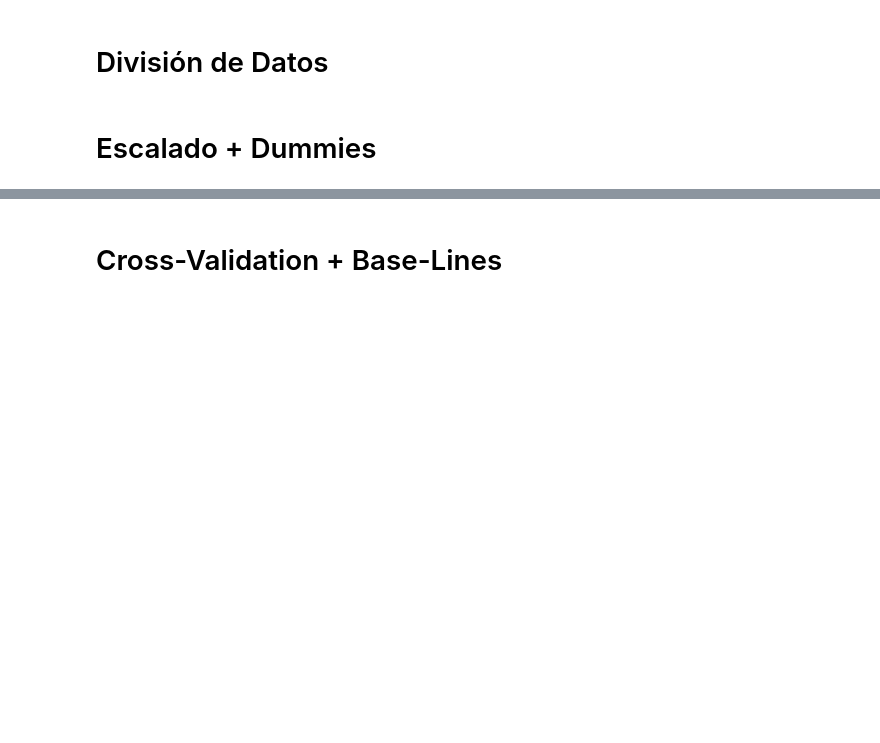
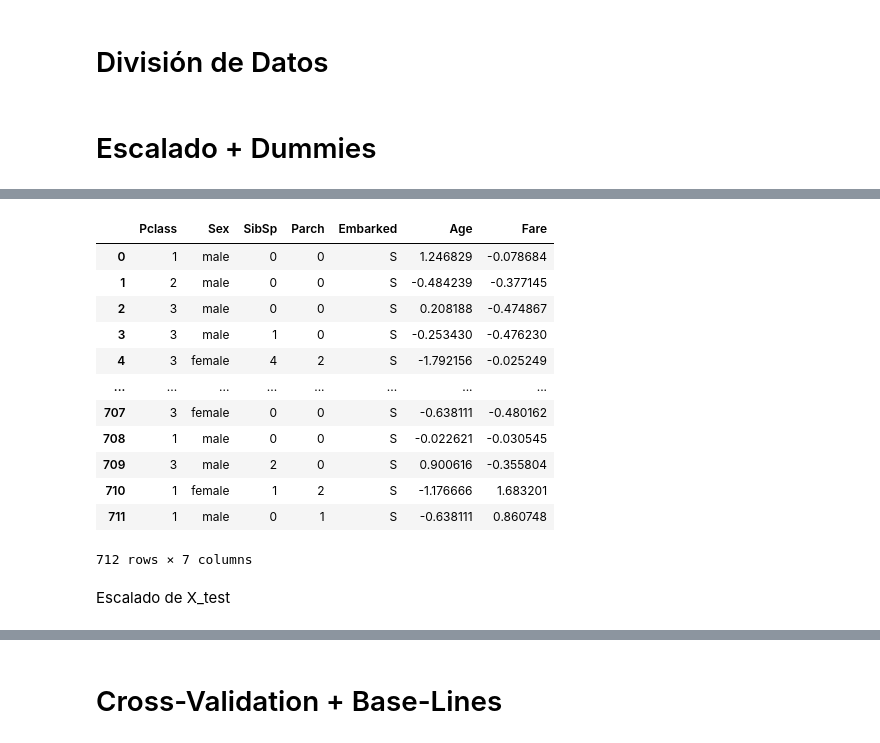
Before and after one commit to mariaortizz/DS_PT_09_2023, a Jupyter notebook: Machine_Learning/1-Supervisado/4-Ejercicio/Titanic.ipynb, the cells around one changed output, grey strips where cells are left out. Cells and saved outputs as stored; diff of their text form; code cells hidden in the pictures; blank space fills up the shorter version.

```diff
--- a/Machine_Learning/1-Supervisado/4-Ejercicio/Titanic.ipynb
+++ b/Machine_Learning/1-Supervisado/4-Ejercicio/Titanic.ipynb
@@ -336,2 +329,5 @@ titanic['']
 # %% [markdown]
 # División de Datos
+# %%
+X = titanic.drop(columns=['Survived'], axis = 1)
+y = titanic[['Survived']]
@@ -339,0 +371,18 @@ titanic['']
+# %%
+X_train_e
+# %% [output]
+|  | Pclass | Sex | SibSp | Parch | Embarked | Age | Fare |
+| 0 | 1 | male | 0 | 0 | S | 1.246829 | -0.078684 |
+| 1 | 2 | male | 0 | 0 | S | -0.484239 | -0.377145 |
+| 2 | 3 | male | 0 | 0 | S | 0.208188 | -0.474867 |
+| 3 | 3 | male | 1 | 0 | S | -0.253430 | -0.476230 |
+| 4 | 3 | female | 4 | 2 | S | -1.792156 | -0.025249 |
+| ... | ... | ... | ... | ... | ... | ... | ... |
+| 707 | 3 | female | 0 | 0 | S | -0.638111 | -0.480162 |
+| 708 | 1 | male | 0 | 0 | S | -0.022621 | -0.030545 |
+| 709 | 3 | male | 2 | 0 | S | 0.900616 | -0.355804 |
+| 710 | 1 | female | 1 | 2 | S | -1.176666 | 1.683201 |
+| 711 | 1 | male | 0 | 1 | S | -0.638111 | 0.860748 |
+712 rows × 7 columns
+# %% [markdown]
+Escalado de X_test
```
Also changed, not shown: parts of 20 cells of this notebook, 2 other files.
